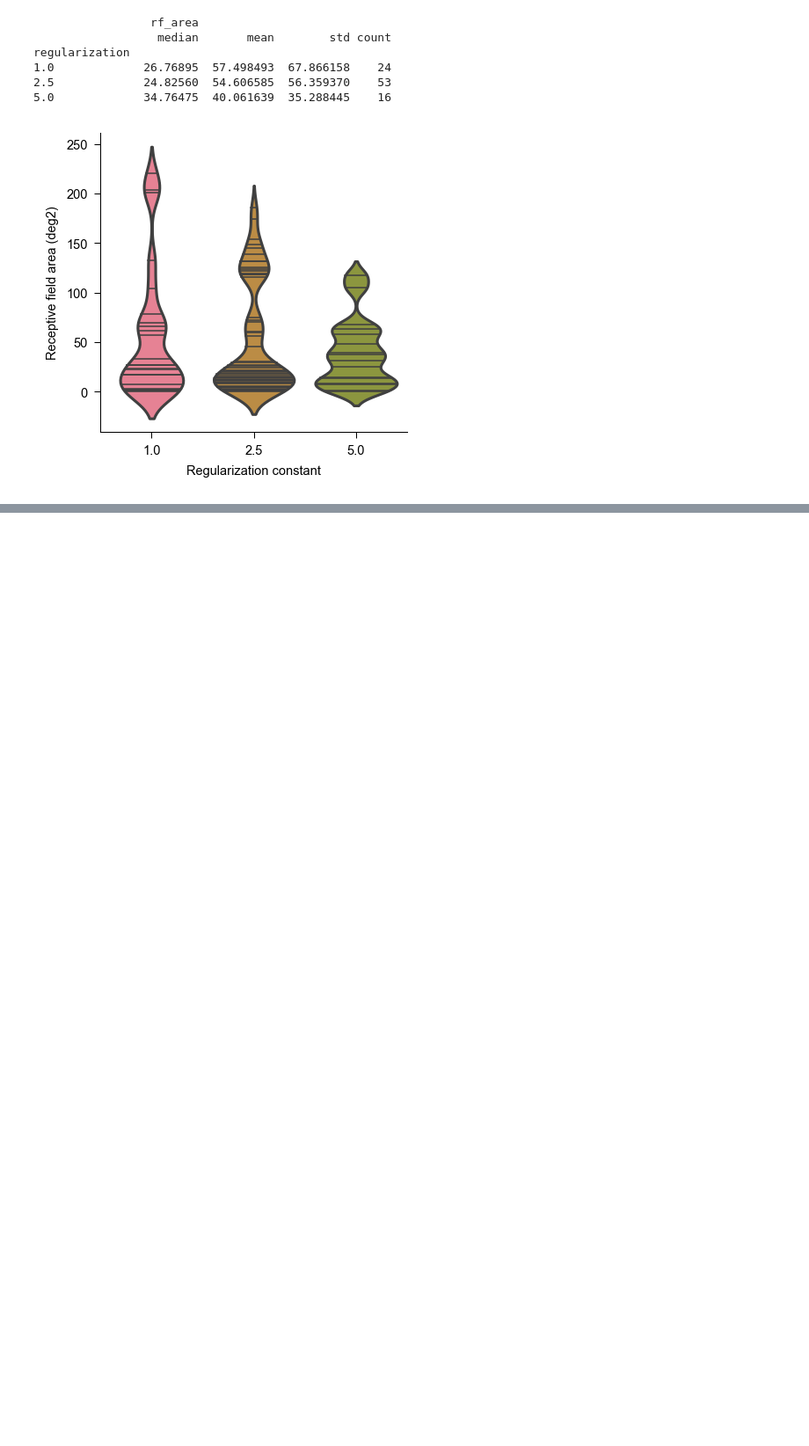
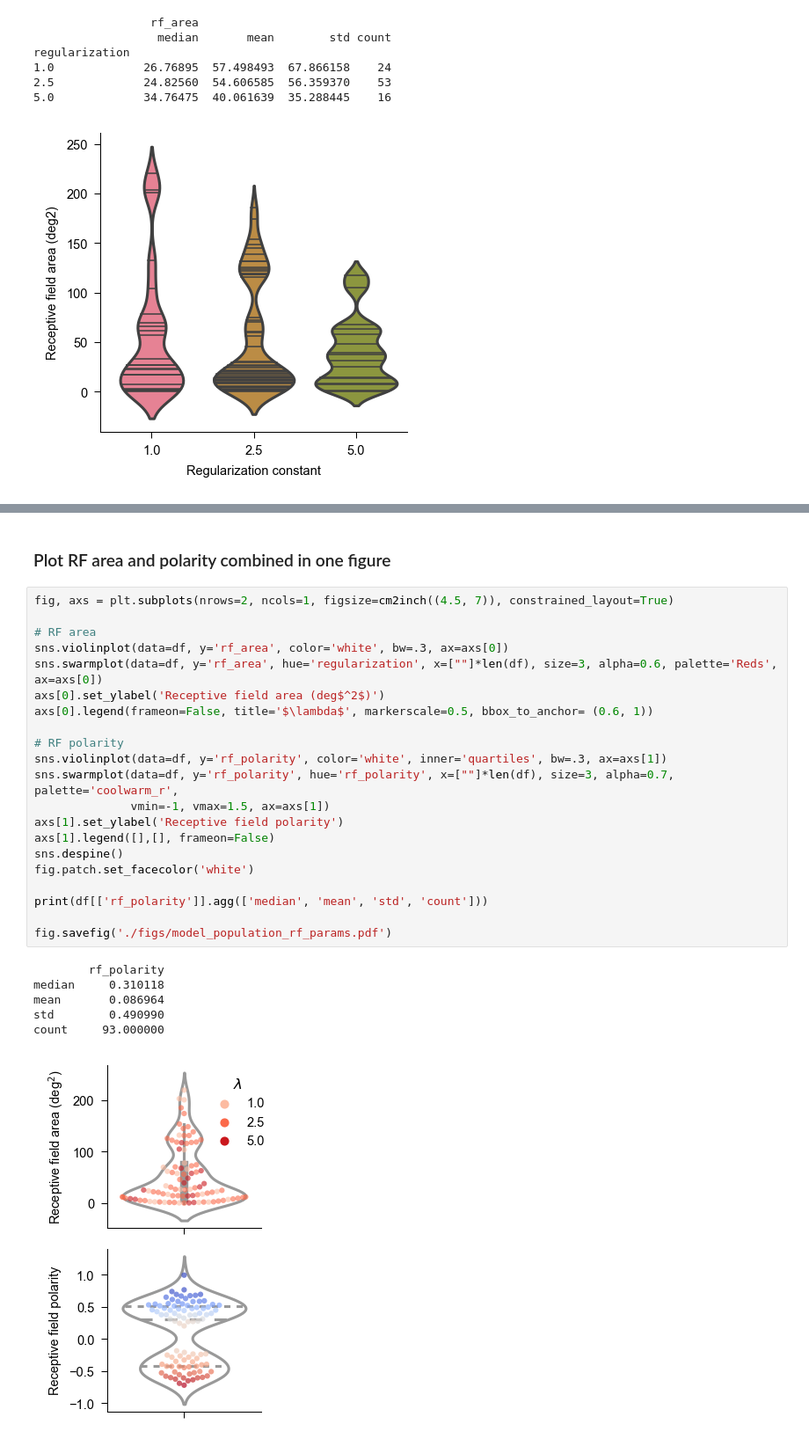
Before and after one commit to yannikbauer/hollymov_code, a Jupyter notebook: hmov_code/fig_model_population/plot_model_population.ipynb, the cells around one changed output, grey strips where cells are left out. Shown at 88% size. Drawn from its saved outputs; the diff is of its cells as text; blank space fills up the shorter version.

```diff
--- a/hmov_code/fig_model_population/plot_model_population.ipynb
+++ b/hmov_code/fig_model_population/plot_model_population.ipynb
@@ -460,0 +500,30 @@ regularization
+# %% [markdown]
+### Plot RF area and polarity combined in one figure
+# %%
+fig, axs = plt.subplots(nrows=2, ncols=1, figsize=cm2inch((4.5, 7)), constrained_layout=True)
+
+# RF area
+sns.violinplot(data=df, y='rf_area', color='white', bw=.3, ax=axs[0])
+sns.swarmplot(data=df, y='rf_area', hue='regularization', x=[""]*len(df), size=3, alpha=0.6, palette='Reds', ax=axs[0])
+axs[0].set_ylabel('Receptive field area (deg$^2$)')
+axs[0].legend(frameon=False, title='$\lambda$', markerscale=0.5, bbox_to_anchor= (0.6, 1))
+
+# RF polarity
+sns.violinplot(data=df, y='rf_polarity', color='white', inner='quartiles', bw=.3, ax=axs[1])
+sns.swarmplot(data=df, y='rf_polarity', hue='rf_polarity', x=[""]*len(df), size=3, alpha=0.7, palette='coolwarm_r',
+              vmin=-1, vmax=1.5, ax=axs[1])
+axs[1].set_ylabel('Receptive field polarity')
+axs[1].legend([],[], frameon=False)
+sns.despine()
+fig.patch.set_facecolor('white')
+
+print(df[['rf_polarity']].agg(['median', 'mean', 'std', 'count']))
+
+fig.savefig('./figs/model_population_rf_params.pdf')
+# %% [output]
+        rf_polarity
+median     0.310118
+mean       0.086964
+std        0.490990
+count     93.000000
+[figure, added]
```
Also changed, not shown: parts of 9 cells of this notebook, 4 other files.
